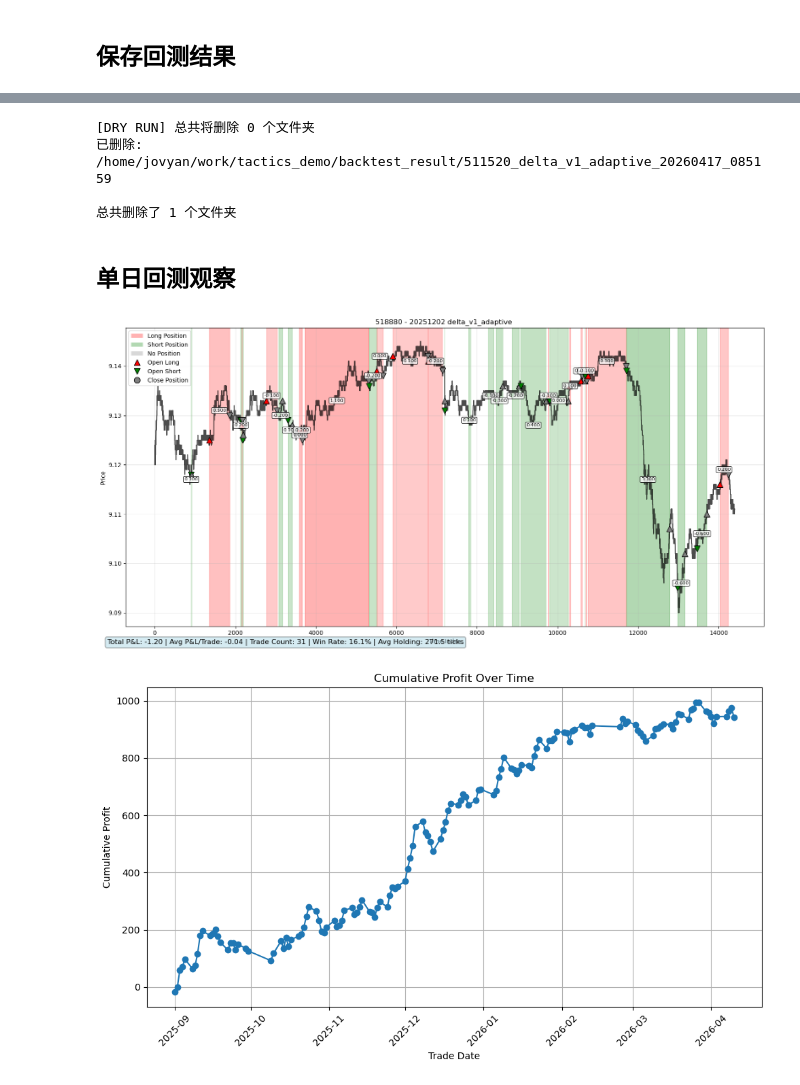
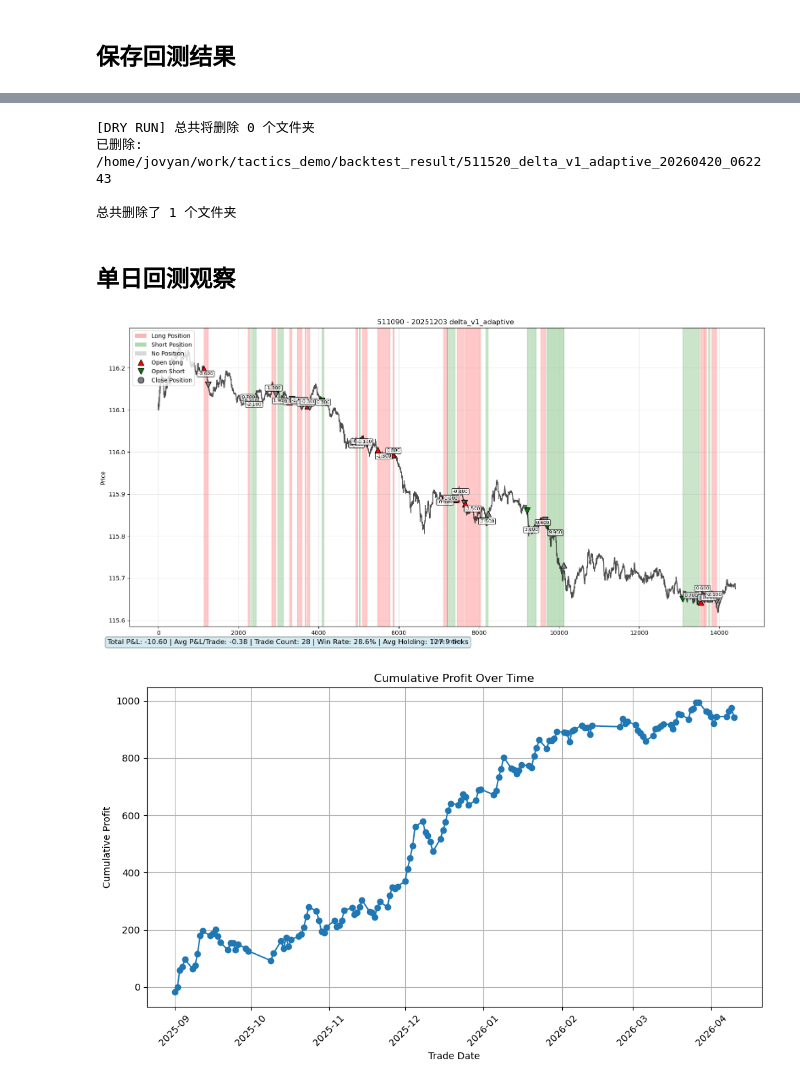
Before and after one commit to artinsophia/Quant-Intern-2026, a Jupyter notebook: delta/demo.ipynb, the cells around one changed output, grey strips where cells are left out. Drawn from its saved outputs; the diff is of its cells as text; code cells hidden in the pictures.

```diff
--- a/delta/demo.ipynb
+++ b/delta/demo.ipynb
@@ -38,10 +38,8 @@ param_dict = {
     'long_window': 300,
     'y_window': 300,
 
-    'open_threshold': 5,
+    'open_threshold': 3,
     'open_confidence': 0,
-    'close_threshold': 4,
-    'max_delta': 5,
 
     'standard_num': 1000,
 
@@ -50,6 +48,10 @@ param_dict = {
 
     'k_up': 3,
     'k_down': 3,
+    "stop_tighten_start": 300,
+    'stop_tighten_step' : 600,
+    'stop_tighten_factor': 0.75,
+    'stop_tighten_floor': 0.75,
 }
 param_dict['x_window'] = max(param_dict['short_window'], param_dict['long_window'])
 # %% [markdown]
@@ -326,10 +293,10 @@ for file in os.listdir(result_dir):
 # %%
 from tools import delete_backtest_results_by_date, delete_backtest_results_by_instrument_date
 delete_backtest_results_by_date("20260413", dry_run=True)
-deleted = delete_backtest_results_by_instrument_date("511520", "20260417", dry_run=False)
+deleted = delete_backtest_results_by_instrument_date("511520", "20260420", dry_run=False)
 # %% [output]
 [DRY RUN] 总共将删除 0 个文件夹
-已删除: /home/jovyan/work/tactics_demo/backtest_result/511520_delta_v1_adaptive_20260417_085159
+已删除: /home/jovyan/work/tactics_demo/backtest_result/511520_delta_v1_adaptive_20260420_062243
 
 总共删除了 1 个文件夹
 # %% [markdown]
@@ -337,9 +304,9 @@ deleted = delete_backtest_results_by_instrument_date("511520", "20260417", dry_r
 # %%
 from single_day_backtest import single_day_backtest,plot_delta_history
 strategy = StrategyDemo(model_path, param_dict)
-hh = single_day_backtest(instrument_id,'20251202',StrategyDemo,model_path,param_dict,official = False)
+hh = single_day_backtest(instrument_id,'20251203',StrategyDemo,model_path,param_dict,official = False)
 # %% [output]
-[figure, old version]
+[figure, new version]
 # %%
 summary = pd.read_csv('/home/jovyan/work/live_trading/511090_20260421_oyyb_01.csv')
 # plot cumulative profits
```
Also changed, not shown: parts of 10 cells of this notebook, 6 other files.
